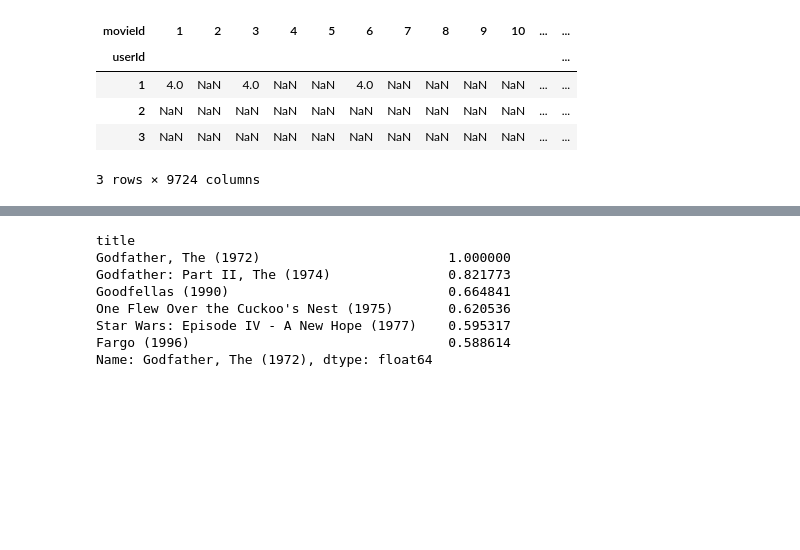
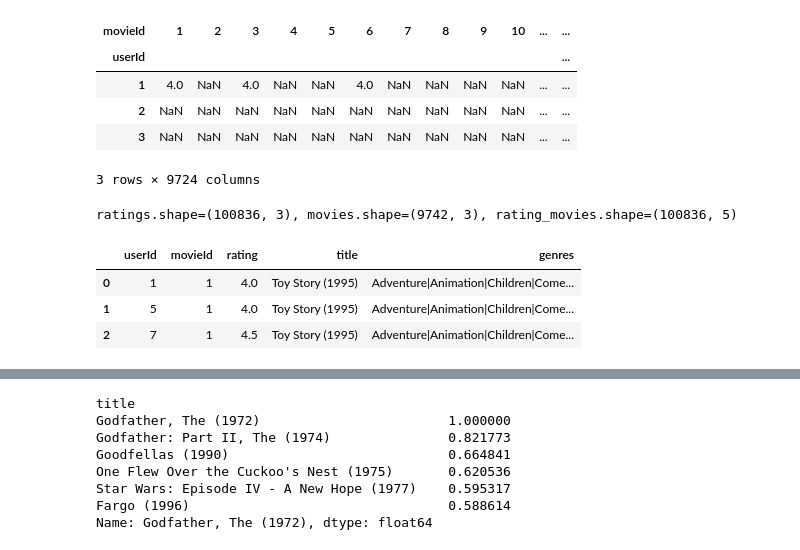
Before and after one commit to netsus/ML_PerfectGuide, a Jupyter notebook: 9장/9.2 아이템 기반 인접 이웃 협업 필터링 실습.ipynb, the cells around one changed output, grey strips where cells are left out. Cells and saved outputs as stored; diff of their text form; code cells hidden in the pictures; blank space fills up the shorter version.

```diff
--- a/9장/9.2 아이템 기반 인접 이웃 협업 필터링 실습.ipynb
+++ b/9장/9.2 아이템 기반 인접 이웃 협업 필터링 실습.ipynb
@@ -102,4 +101,15 @@ ratings_matrix.head(3)
 | 2 | NaN | NaN | NaN | NaN | NaN | NaN | NaN | NaN | NaN | NaN | ... | ... |
 | 3 | NaN | NaN | NaN | NaN | NaN | NaN | NaN | NaN | NaN | NaN | ... | ... |
 3 rows × 9724 columns
+# %%
+# title 컬럼을 얻기 이해 movies 와 조인 수행
+rating_movies = pd.merge(ratings, movies, on='movieId')
+print(f"{ratings.shape=}, {movies.shape=}, {rating_movies.shape=}")
+rating_movies.head(3)
+# %% [output]
+ratings.shape=(100836, 3), movies.shape=(9742, 3), rating_movies.shape=(100836, 5)
+|  | userId | movieId | rating | title | genres |
+| 0 | 1 | 1 | 4.0 | Toy Story (1995) | Adventure|Animation|Children|Come... |
+| 1 | 5 | 1 | 4.0 | Toy Story (1995) | Adventure|Animation|Children|Come... |
+| 2 | 7 | 1 | 4.5 | Toy Story (1995) | Adventure|Animation|Children|Come... |
 # %%
```
Also changed, not shown: parts of 32 cells of this notebook.
